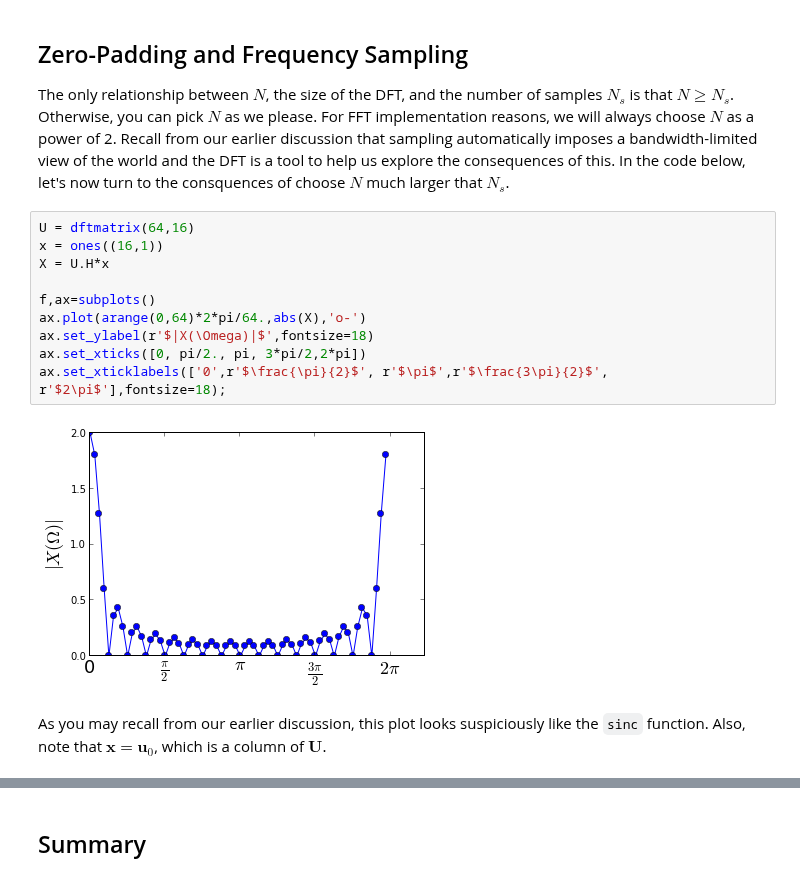
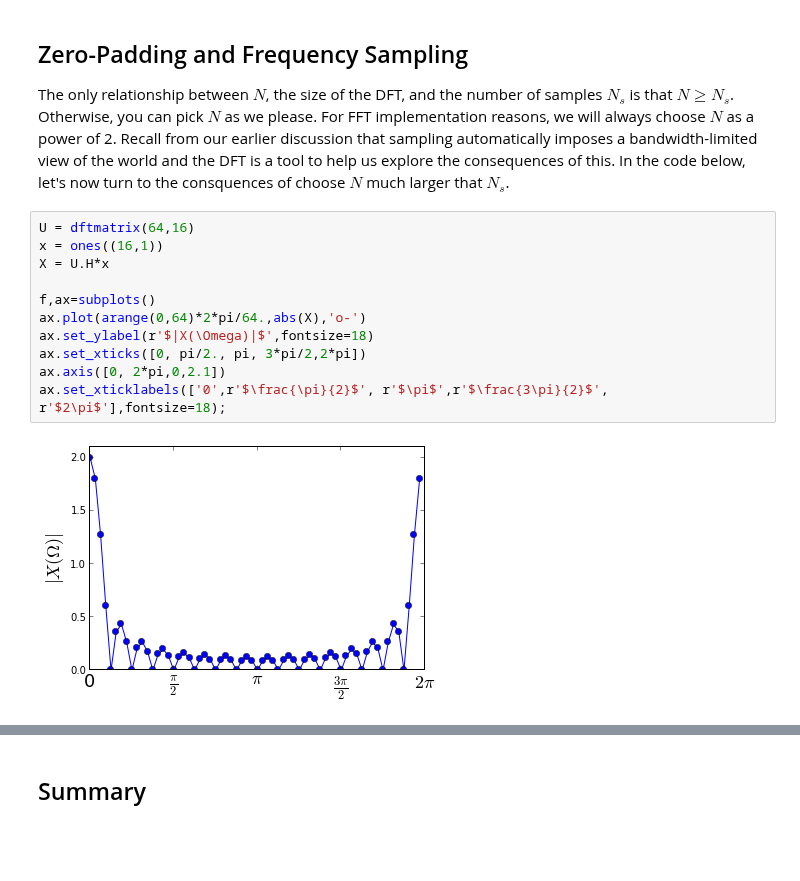
Before and after one commit to unpingco/Python-for-Signal-Processing, a Jupyter notebook: Fourier_Transform.ipynb, the cells around one changed output, grey strips where cells are left out. Drawn from its saved outputs; the diff is of its cells as text; blank space fills up the shorter version.

```diff
--- a/Fourier_Transform.ipynb
+++ b/Fourier_Transform.ipynb
@@ -132,14 +132,13 @@ The only relationship between $N$, the size of the DFT, and the number of sample
 # %%
 U = dftmatrix(64,16)
 x = ones((16,1))
 X = U.H*x
 
 f,ax=subplots()
 ax.plot(arange(0,64)*2*pi/64.,abs(X),'o-')
 ax.set_ylabel(r'$|X(\Omega)|$',fontsize=18)
 ax.set_xticks([0, pi/2., pi, 3*pi/2,2*pi])
+ax.axis([0, 2*pi,0,2.1])
 ax.set_xticklabels(['0',r'$\frac{\pi}{2}$', r'$\pi$',r'$\frac{3\pi}{2}$', r'$2\pi$'],fontsize=18);
 # %% [output]
-[figure, old version]
+[figure, new version]
-# %% [markdown]
-As you may recall from our earlier discussion, this plot looks suspiciously like the `sinc` function. Also, note that $\mathbf{x}=\mathbf{u}_0$, which is a column of $\mathbf{U}$.
```
Also changed, not shown: parts of 12 cells of this notebook.
